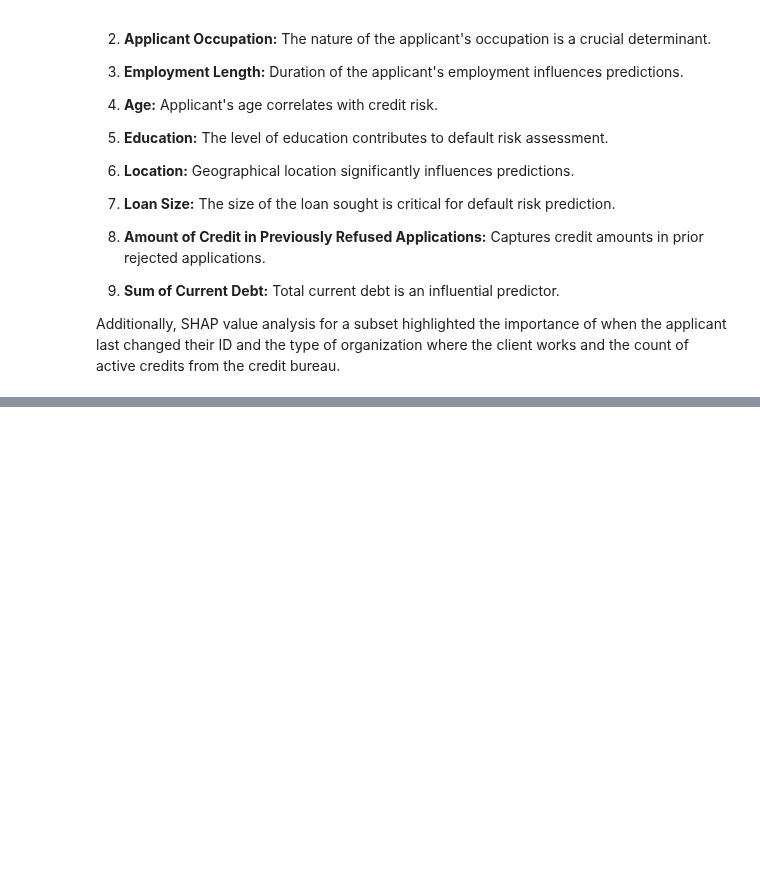
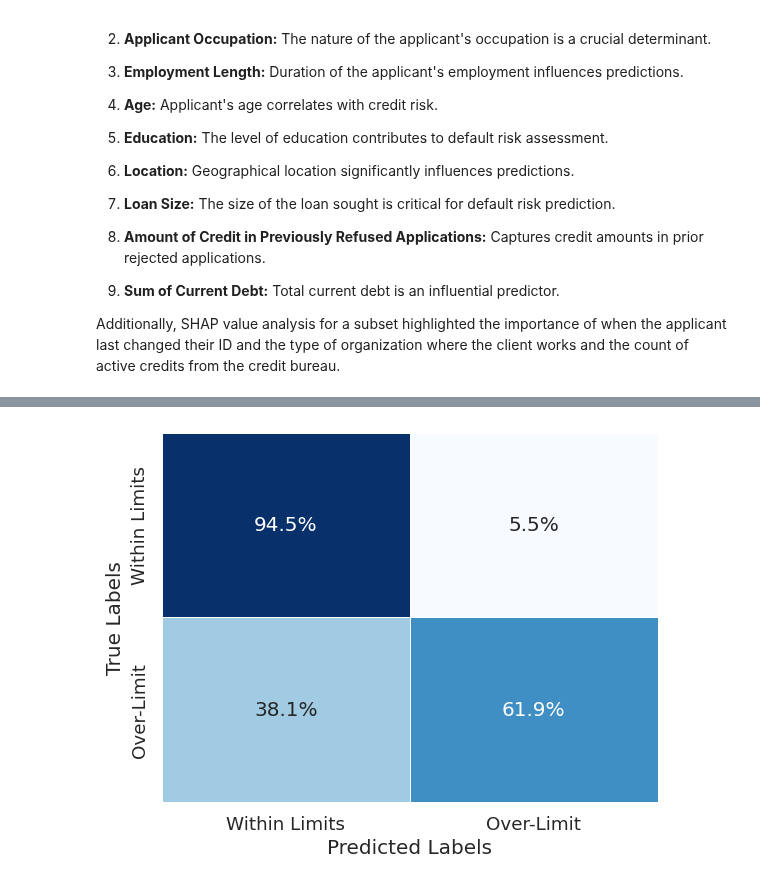
Before and after one commit to gediminas-skvarnavicius/home-credit-group-ml, a Jupyter notebook: summary.ipynb, the cells around one changed output, grey strips where cells are left out. Cells and saved outputs as stored; diff of their text form; code cells hidden in the pictures; blank space fills up the shorter version.

```diff
--- a/summary.ipynb
+++ b/summary.ipynb
@@ -496,0 +532,22 @@ shap.summary_plot(
+# %%
+# | label: fig-confusion-credit
+# | fig-cap: The confusion matrix of model 2, normalized by class size.
+confusion = joblib.load("summary_data/model2_confusion.joblib")
+class_labels = ["Within Limits", "Over-Limit"]
+
+sns.heatmap(
+    confusion,
+    annot=True,
+    fmt=".1%",
+    cmap="Blues",
+    linewidths=0.5,
+    cbar=False,
+    xticklabels=class_labels,
+    yticklabels=class_labels,
+)
+
+plt.xlabel("Predicted Labels")
+plt.ylabel("True Labels")
+plt.show()
+# %% [output]
+[figure, added]
```
Also changed, not shown: parts of 19 cells of this notebook, 20 other files.
